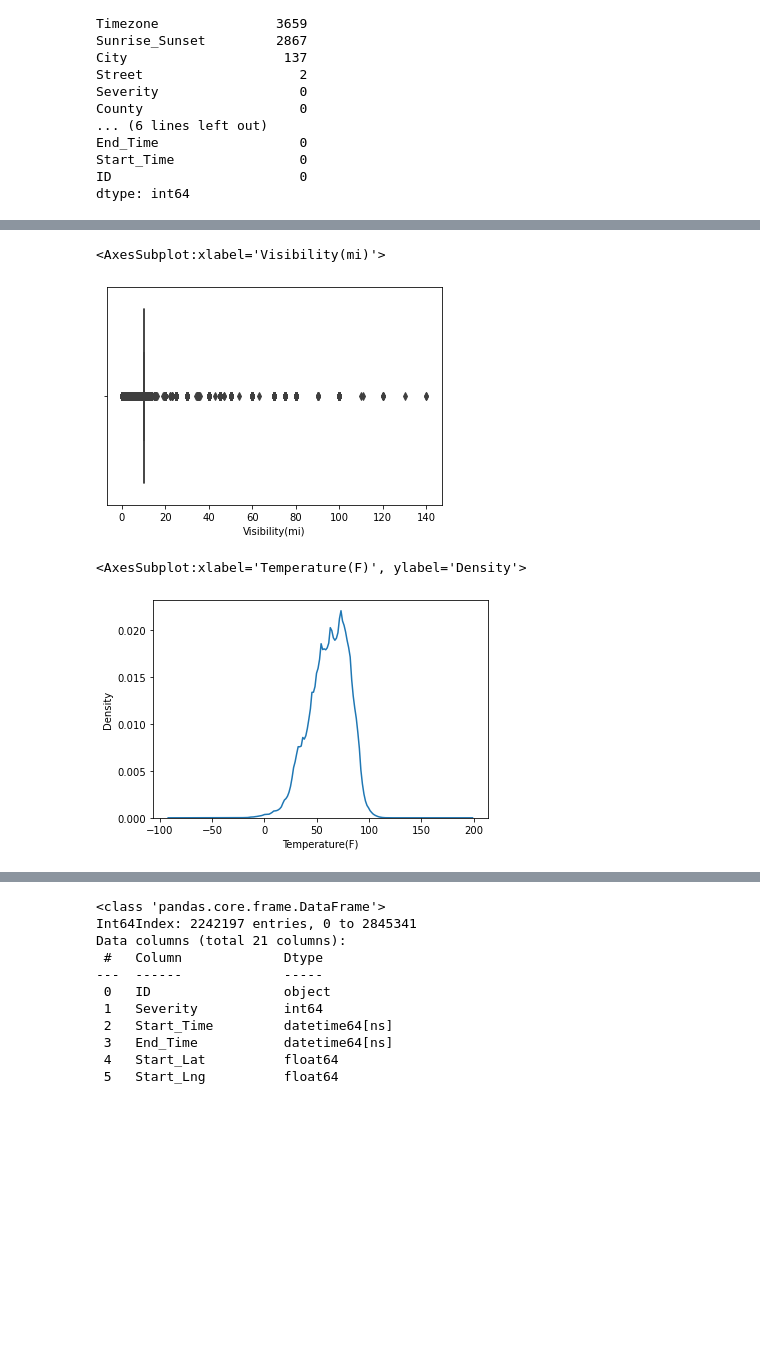
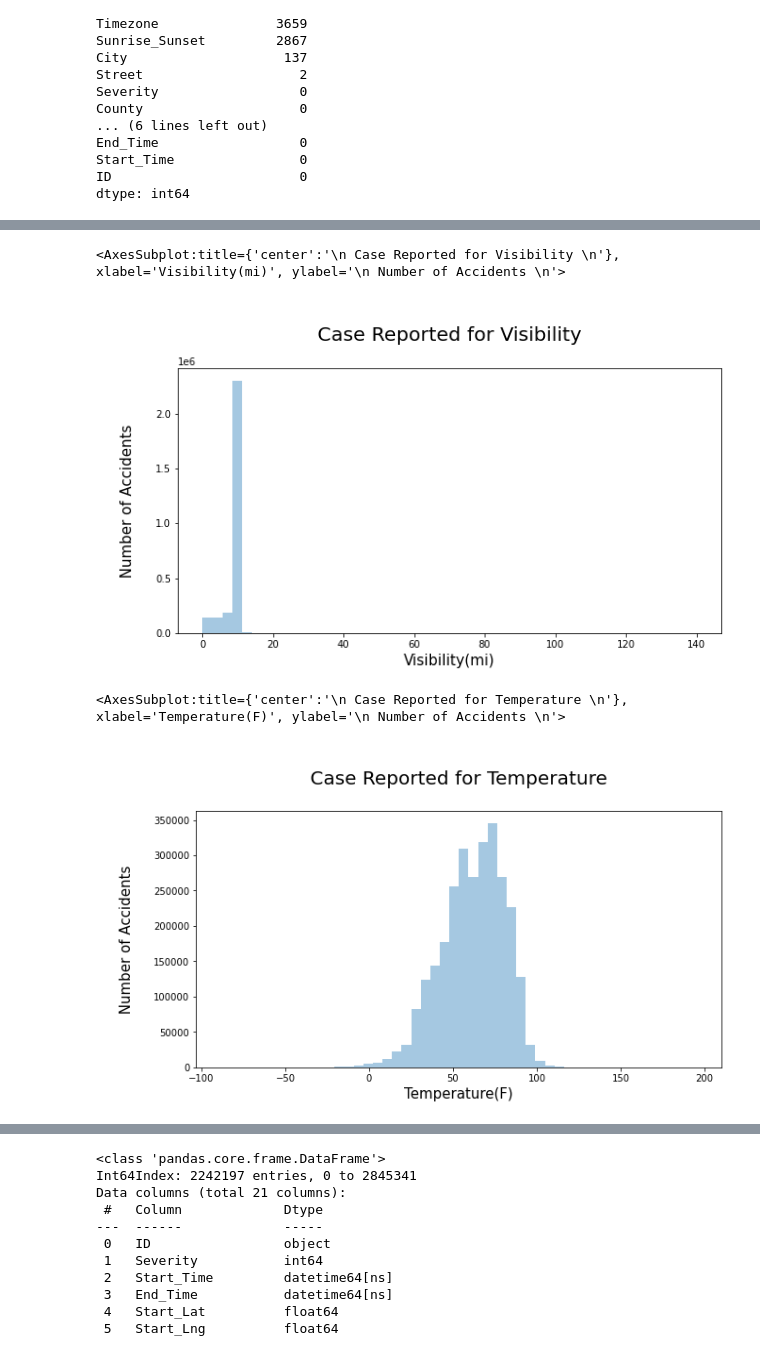
Before and after one commit to NikosKefalas/Car-Accidents-EDA, a Jupyter notebook: Analysis/Car Accident Analysis.ipynb, the cells around one changed output, grey strips where cells are left out. Cells and saved outputs as stored; diff of their text form; code cells hidden in the pictures; blank space fills up the shorter version.

```diff
--- a/Analysis/Car Accident Analysis.ipynb
+++ b/Analysis/Car Accident Analysis.ipynb
@@ -203,10 +207,18 @@ sns.kdeplot(data=accidents['Visibility(mi)'])
 # %%
-sns.boxplot(x=accidents['Visibility(mi)'])
+plt.figure(figsize=(10,5))
+plt.title('\n Case Reported for Visibility \n', size=20)
+plt.ylabel('\n Number of Accidents \n', fontsize=15)
+plt.xlabel('\n Visibility(mi)\n', fontsize=15)
+sns.distplot(accidents["Visibility(mi)"],kde=False)
 # %% [output]
-<AxesSubplot:xlabel='Visibility(mi)'>
+<AxesSubplot:title={'center':'\n Case Reported for Visibility \n'}, xlabel='Visibility(mi)', ylabel='\n Number of Accidents \n'>
-[figure, old version]
+[figure, new version]
 # %%
-sns.kdeplot(x=accidents['Temperature(F)'])
+plt.figure(figsize=(10,5))
+plt.title('\n Case Reported for Temperature \n', size=20)
+plt.ylabel('\n Number of Accidents \n', fontsize=15)
+plt.xlabel('\n Temperature(F)\n', fontsize=15)
+sns.distplot(accidents["Temperature(F)"],kde=False)
 # %% [output]
-<AxesSubplot:xlabel='Temperature(F)', ylabel='Density'>
+<AxesSubplot:title={'center':'\n Case Reported for Temperature \n'}, xlabel='Temperature(F)', ylabel='\n Number of Accidents \n'>
-[figure, old version]
+[figure, new version]
```
Also changed, not shown: parts of 20 cells of this notebook.
